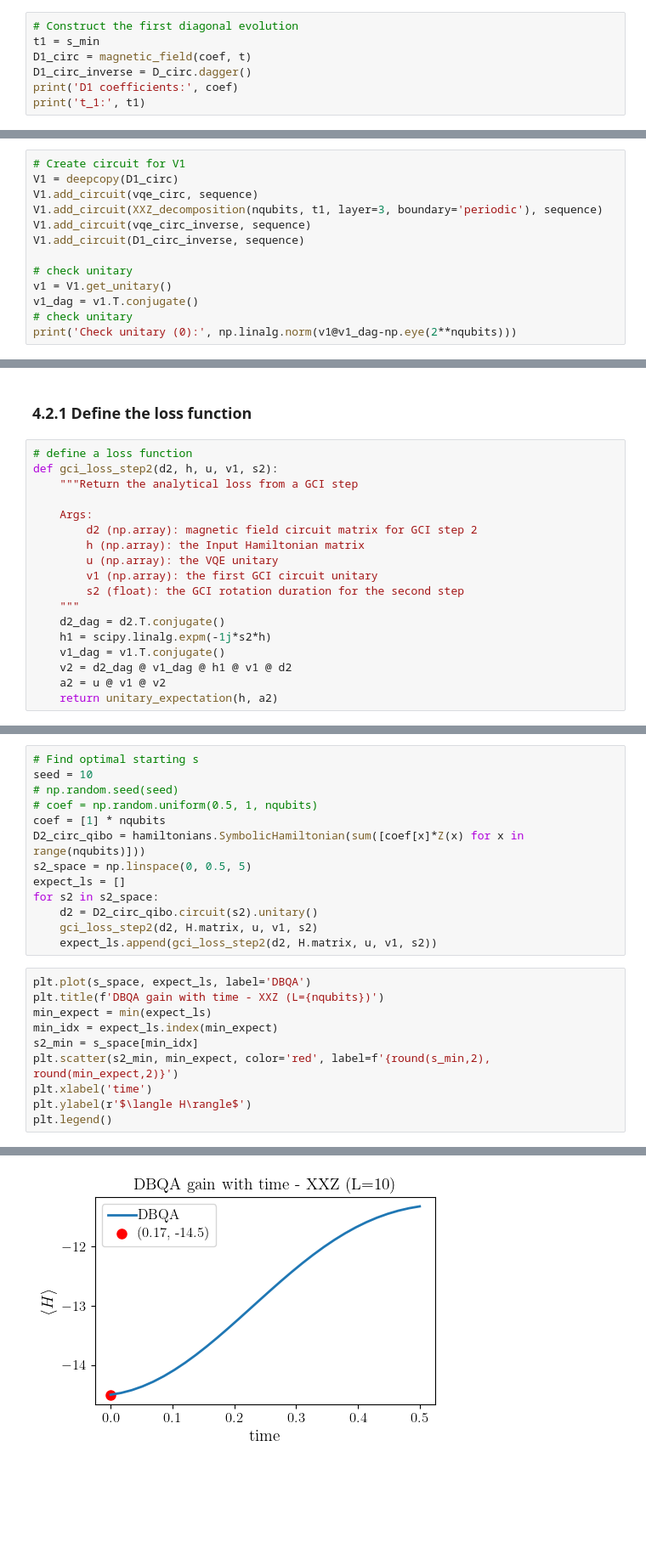
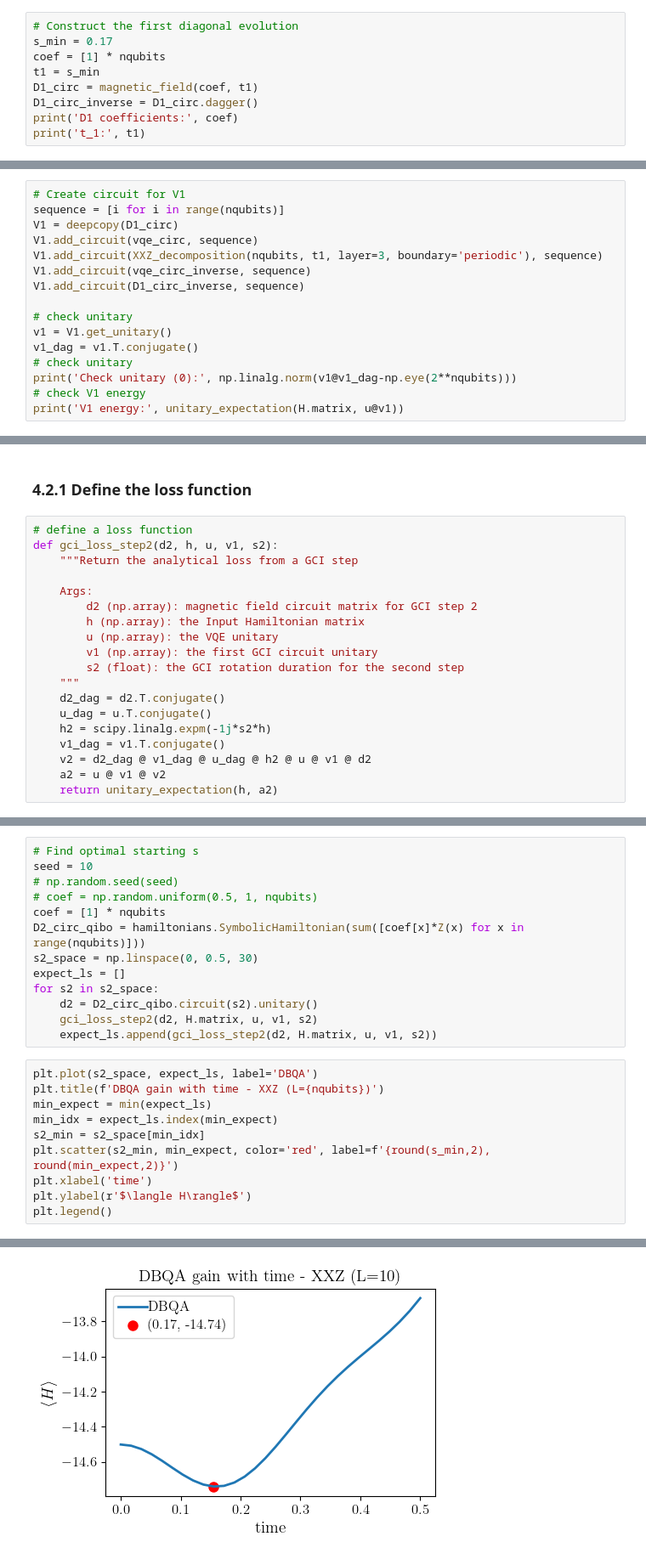
Before and after one commit to qiboteam/boostvqe, a Jupyter notebook: notebooks/quantinuum_native_gate_dbqa.ipynb, the cells around one changed output, grey strips where cells are left out. Shown at 85% size. Cells and saved outputs as stored; diff of their text form; blank space fills up the shorter version.

```diff
--- a/notebooks/quantinuum_native_gate_dbqa.ipynb
+++ b/notebooks/quantinuum_native_gate_dbqa.ipynb
@@ -1091,8 +1092,10 @@ u_dag = U.T.conjugate()
 # %%
 # Construct the first diagonal evolution
+s_min = 0.17
+coef = [1] * nqubits
 t1 = s_min
-D1_circ = magnetic_field(coef, t)
-D1_circ_inverse = D_circ.dagger()
+D1_circ = magnetic_field(coef, t1)
+D1_circ_inverse = D1_circ.dagger()
 print('D1 coefficients:', coef)
 print('t_1:', t1)
 # %% [output]
@@ -1101,5 +1104,6 @@ t_1: 0.1724137931034483
 # %%
 # Create circuit for V1
+sequence = [i for i in range(nqubits)]
 V1 = deepcopy(D1_circ)
 V1.add_circuit(vqe_circ, sequence)
 V1.add_circuit(XXZ_decomposition(nqubits, t1, layer=3, boundary='periodic'), sequence)
@@ -1111,4 +1115,6 @@ v1 = V1.get_unitary()
 v1_dag = v1.T.conjugate()
 # check unitary
 print('Check unitary (0):', np.linalg.norm(v1@v1_dag-np.eye(2**nqubits)))
+# check V1 energy
+print('V1 energy:', unitary_expectation(H.matrix, u@v1))
 # %% [output]
@@ -1130,8 +1138,9 @@ def gci_loss_step2(d2, h, u, v1, s2):
         s2 (float): the GCI rotation duration for the second step
     """
     d2_dag = d2.T.conjugate()
-    h1 = scipy.linalg.expm(-1j*s2*h)
+    u_dag = u.T.conjugate()
+    h2 = scipy.linalg.expm(-1j*s2*h)
     v1_dag = v1.T.conjugate()
-    v2 = d2_dag @ v1_dag @ h1 @ v1 @ d2
+    v2 = d2_dag @ v1_dag @ u_dag @ h2 @ u @ v1 @ d2
     a2 = u @ v1 @ v2
     return unitary_expectation(h, a2)
@@ -1142,22 +1153,22 @@ seed = 10
 # coef = np.random.uniform(0.5, 1, nqubits)
 coef = [1] * nqubits
 D2_circ_qibo = hamiltonians.SymbolicHamiltonian(sum([coef[x]*Z(x) for x in range(nqubits)]))
-s2_space = np.linspace(0, 0.5, 5)
+s2_space = np.linspace(0, 0.5, 30)
 expect_ls = []
 for s2 in s2_space:
     d2 = D2_circ_qibo.circuit(s2).unitary()
     gci_loss_step2(d2, H.matrix, u, v1, s2)
     expect_ls.append(gci_loss_step2(d2, H.matrix, u, v1, s2))
 # %%
-plt.plot(s_space, expect_ls, label='DBQA')
+plt.plot(s2_space, expect_ls, label='DBQA')
 plt.title(f'DBQA gain with time - XXZ (L={nqubits})')
 min_expect = min(expect_ls)
 min_idx = expect_ls.index(min_expect)
-s2_min = s_space[min_idx]
+s2_min = s2_space[min_idx]
 plt.scatter(s2_min, min_expect, color='red', label=f'{round(s_min,2), round(min_expect,2)}')
 plt.xlabel('time')
 plt.ylabel(r'$\langle H\rangle$')
 plt.legend()
 # %% [output]
 <matplotlib.legend.Legend at 0x...>
-[figure, old version]
+[figure, new version]
```
Also changed, not shown: parts of 27 cells of this notebook.
